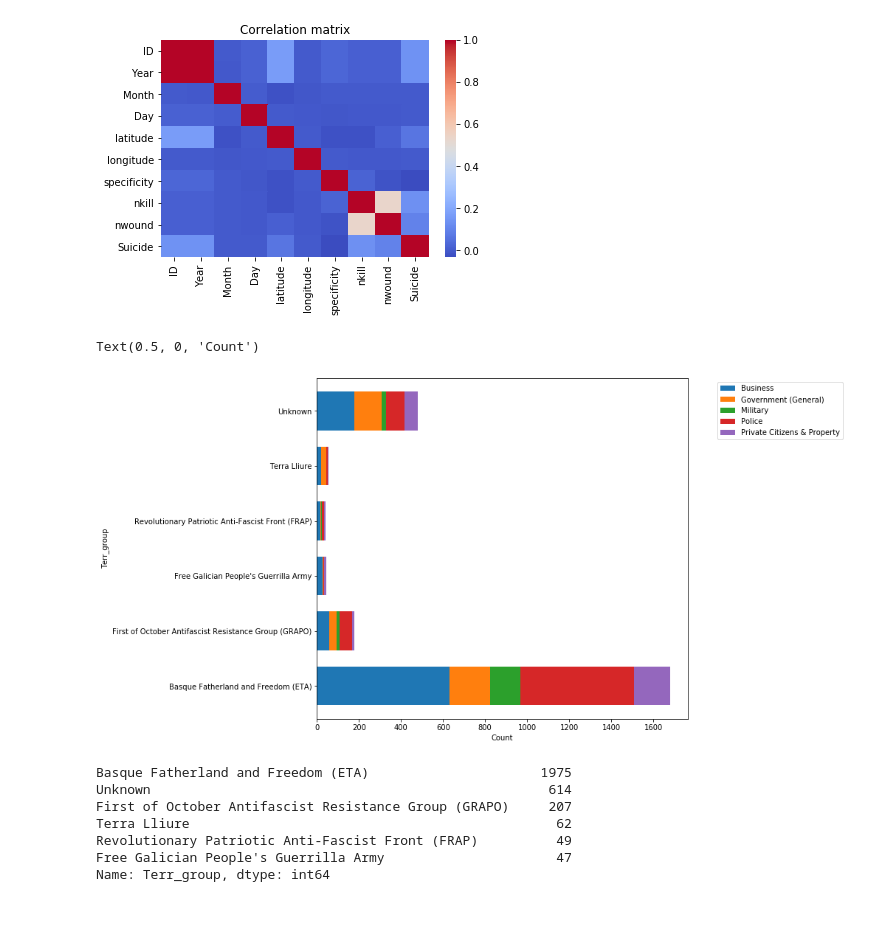
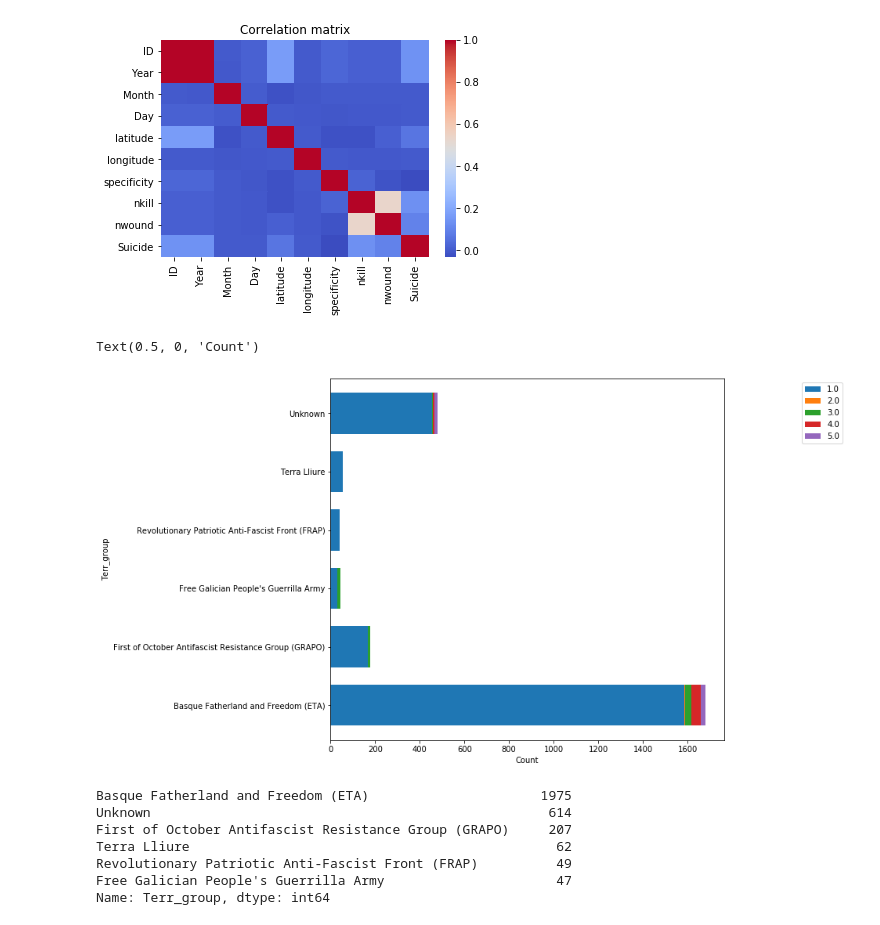
Before and after one commit to bmedm/storytelling-project, a Jupyter notebook: Terror-clean.ipynb, the cells around one changed output. Saved outputs shown, nothing was run; the diff lists cells and outputs as text; code cells hidden in the pictures.

```diff
--- a/Terror-clean.ipynb
+++ b/Terror-clean.ipynb
@@ -239,12 +242,12 @@ Text(0.5, 1, 'Correlation matrix')
 # %%
 grupo=españa[españa['Terr_group'].isin(españa['Terr_group'].value_counts()[0:6].index)]
 objetivo=grupo[grupo['Target'].isin(grupo['Target'].value_counts()[0:5].index)]
-pd.crosstab(objetivo['Terr_group'],objetivo['Target']).plot.barh(stacked=True,figsize=(9,8.5),width=0.7)
+pd.crosstab(objetivo['Terr_group'],objetivo['specificity']).plot.barh(stacked=True,figsize=(9,8.5),width=0.7)
 plt.legend(loc=9,bbox_to_anchor=(1.25,1))
 plt.xlabel("Count")
 # %% [output]
 Text(0.5, 0, 'Count')
-[figure, old version]
+[figure, new version]
 # %%
 españa["Terr_group"].value_counts().head(6)
 # %% [output]
```
Also changed, not shown: parts of 8 cells of this notebook, 12 other files.
